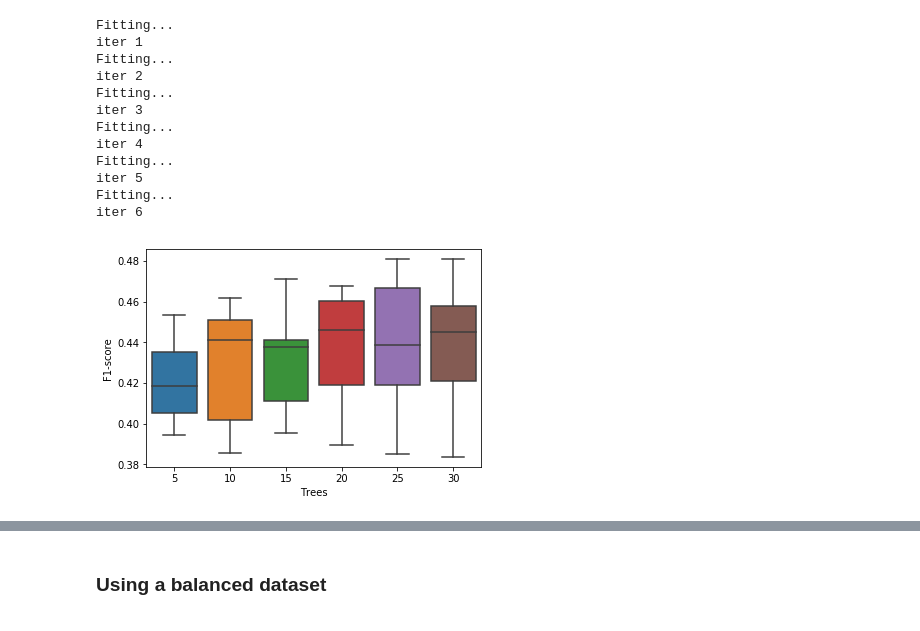
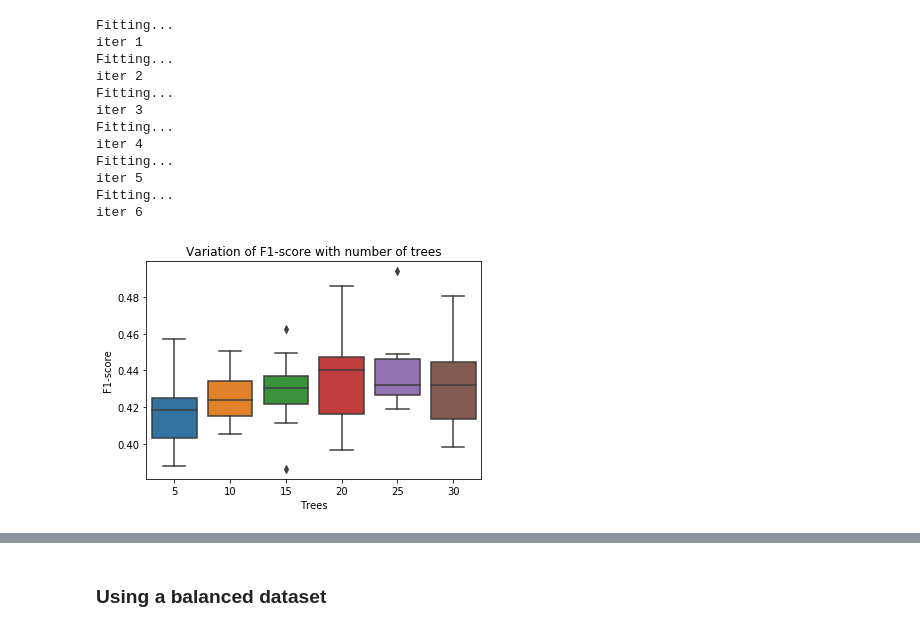
Before and after one commit to abimur-123/Canvass_codingchallenge, a Jupyter notebook: scripts/Task1.ipynb, the cells around one changed output, grey strips where cells are left out. Saved outputs shown, nothing was run; the diff lists cells and outputs as text; code cells hidden in the pictures.

```diff
--- a/scripts/Task1.ipynb
+++ b/scripts/Task1.ipynb
@@ -643,15 +613,20 @@ np.mean(preds == y_tr_val)
 For `status_within_40` try Basic linear models/trees
 
 Try balancing dataset using undersampling,oversampling and both. Then try fitting the models again
+# %%
+RANDOM_STATE = 42
 # %%
 # Make a train/test split using 20% test size
-X_train_valid, X_test, y_train_valid_40, y_test_40 = train_test_split(pm_final.drop(['status','status_within_40'], axis = 1)
-                                                    ,pm_final[['status_within_40']],
-                                                    test_size=0.20)
+X_train_valid, X_test, y_train_valid_40, y_test_40 = train_test_split(
+                                                    pm_final.drop(['status','status_within_40'], axis = 1),
+                                                    pm_final[['status_within_40']],
+                                                    test_size=0.20,
+                                                    random_state = RANDOM_STATE)
 # %%
 X_train, X_valid, y_train_40, y_valid_40 = train_test_split(X_train_valid
                                                     , y_train_valid_40
-                                                    , test_size=0.20)
+                                                    , test_size=0.20
+                                                    ,random_state = RANDOM_STATE)
 # %%
 print(X_train.shape)
 print(X_valid.shape)
@@ -676,11 +651,17 @@ classifiers = [
     KNeighborsClassifier(n_neighbors= 3,n_jobs= -1),
     LinearSVC(C=0.02, class_weight='balanced'),
     DecisionTreeClassifier(max_depth=7, class_weight='balanced'),
-    RandomForestClassifier(max_depth=10, n_estimators=20, max_features=1, class_weight='balanced'),
+    RandomForestClassifier(max_depth=10, n_estimators=20, class_weight='balanced'),
     MLPClassifier(hidden_layer_sizes = (50,100,100),activation = 'logistic', alpha=0.01),
     AdaBoostClassifier(algorithm="SAMME"),
     GaussianNB(),
-    XGBClassifier(max_depth=10,min_child_weight=1, gamma=0, scale_pos_weight=1,objective= 'binary:logistic')]
+    XGBClassifier(max_depth=7,
+                  sub_sample = 0.9,
+                  gamma=2.5,
+                  scale_pos_weight=50, #this defines class imbalance
+                  eval_metric = "auc",
+                  objective = "binary:logitraw",
+                  nthread = 4)]
 # %%
 import warnings
 warnings.filterwarnings('ignore')
@@ -745,6 +726,7 @@ val_scores = pd.DataFrame(val_scores, index= [i for i in range(5,35,5)] )
 # %%
 ax = sns.boxplot(data = val_scores.T)
 ax.set(xlabel='Trees', ylabel='F1-score')
+plt.title('Variation of F1-score with number of trees')
 plt.show()
 # %% [output]
-[figure, old version]
+[figure, new version]
```
Also changed, not shown: parts of 17 cells of this notebook, 2 other files.
